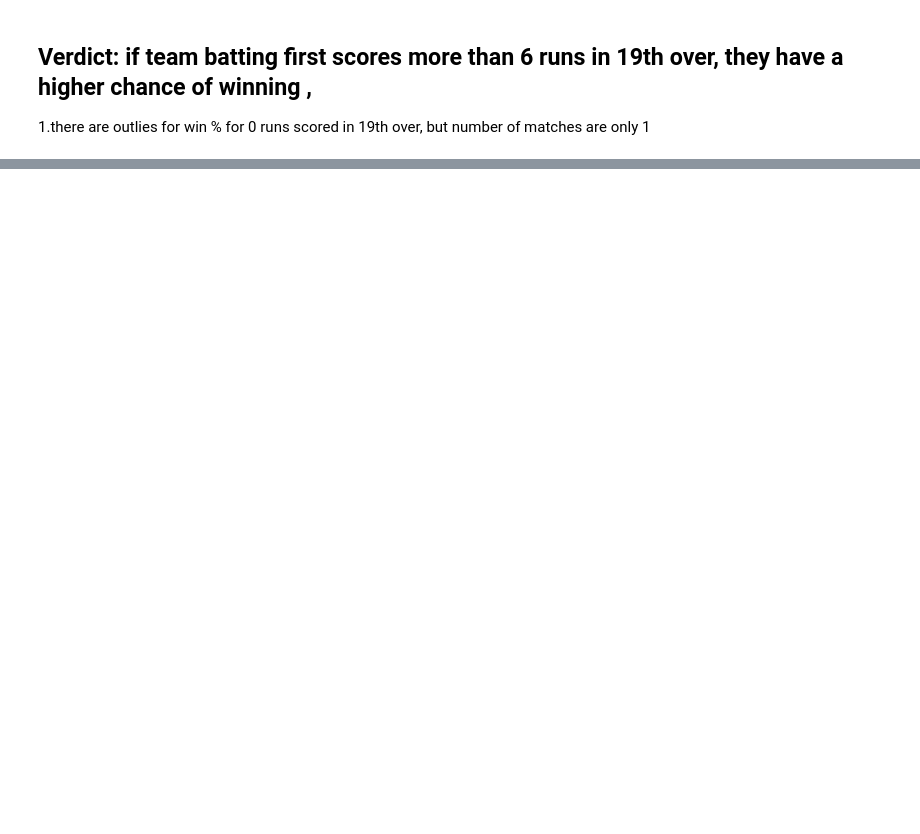
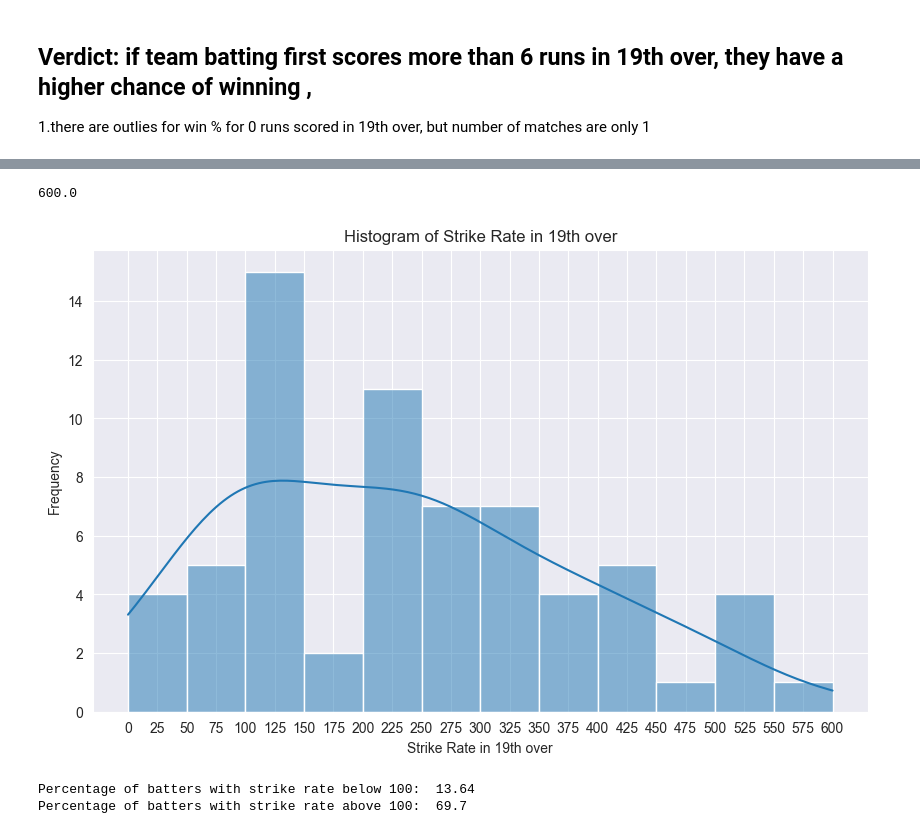
Before and after one commit to visakhpadmanabhan7/crick_analytics, a Jupyter notebook: analyse19th_over.ipynb, the cells around one changed output, grey strips where cells are left out. Drawn from its saved outputs; the diff is of its cells as text; code cells hidden in the pictures; blank space fills up the shorter version.

Commit message:
added strike rate

```diff
--- a/analyse19th_over.ipynb
+++ b/analyse19th_over.ipynb
@@ -655,0 +782,5 @@ fig.show()
+# %%
+#merge batsman_runs_100 and batsman_runs_19th_over
+batsman_runs_100=batsman_runs_100.merge(batsman_runs_19th_over,on=['batsman_id','year','match_id','innings_no'],how='inner')
+batsman_runs_100.rename(columns={'total_runs':'runs_19th_over'},inplace=True)
+batsman_runs_100
@@ -655,0 +803,5 @@ fig.show()
+# %%
+#find number of balls faced by each batsman in 19th over
+balls_faced_19th_over=filtered_df.groupby(['batsman_id','year','match_id','innings_no'])['ball_number'].count().reset_index()
+balls_faced_19th_over.rename(columns={'ball_number':'balls_faced_19th_over'},inplace=True)
+balls_faced_19th_over
@@ -655,0 +822,4 @@ fig.show()
+# %%
+#merge batsman_runs_100 and balls_faced_19th_over
+batsman_runs_100=batsman_runs_100.merge(balls_faced_19th_over,on=['batsman_id','year','match_id','innings_no'],how='inner')
+batsman_runs_100
@@ -655,0 +840,4 @@ fig.show()
+# %%
+#calculate strike rate for each batsman
+batsman_runs_100['strike_rate_19th_over']=(batsman_runs_100['runs_19th_over']/batsman_runs_100['balls_faced_19th_over'])*100
+batsman_runs_100
@@ -655,0 +858,22 @@ fig.show()
+# %%
+max(batsman_runs_100['strike_rate_19th_over'])
+# %% [output]
+600.0
+# %%
+#plot distribution of strike rate in 19th over as percetange
+plt.figure(figsize=(10,6))
+sns.histplot(batsman_runs_100['strike_rate_19th_over'],bins=range(0,601,50),kde=True)
+plt.xticks(range(0,601,25))
+plt.xlabel("Strike Rate in 19th over")
+plt.ylabel("Frequency")
+plt.title("Histogram of Strike Rate in 19th over")
+plt.show()
+# %% [output]
+[figure, added]
+# %%
+#percentage below 100 and above 100
+print("Percentage of batters with strike rate below 100: ",round((batsman_runs_100[batsman_runs_100['strike_rate_19th_over']<100].shape[0]/batsman_runs_100.shape[0])*100,2))
+print("Percentage of batters with strike rate above 100: ",round((batsman_runs_100[batsman_runs_100['strike_rate_19th_over']>100].shape[0]/batsman_runs_100.shape[0])*100,2))
+# %% [output]
+Percentage of batters with strike rate below 100:  13.64
+Percentage of batters with strike rate above 100:  69.7
```
Also changed, not shown: parts of 17 cells of this notebook.
